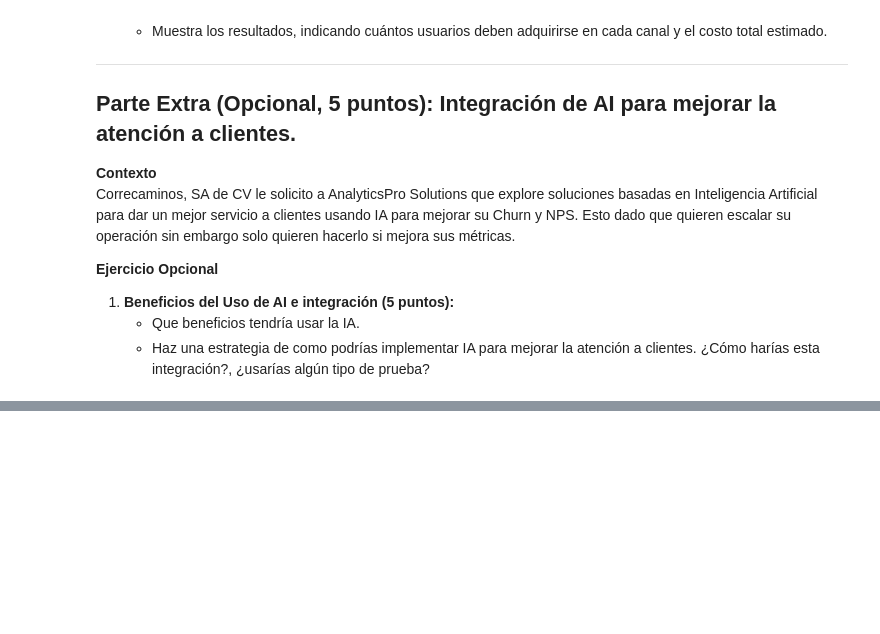
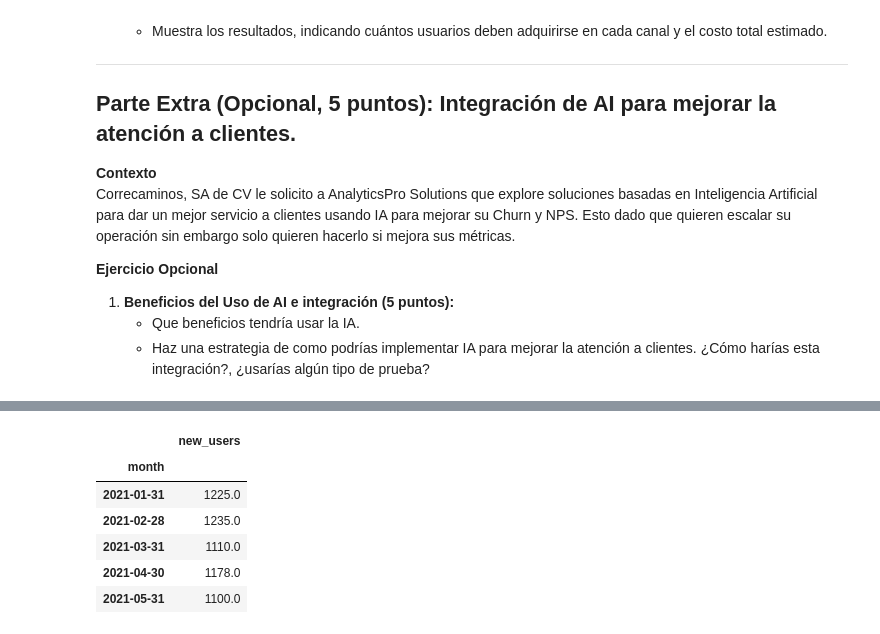
Before and after one commit to LuisMB09/lab_analisis_datos, a Jupyter notebook: examen-2do-parcial.ipynb, the cells around one changed output, grey strips where cells are left out. Cells and saved outputs as stored; diff of their text form; code cells hidden in the pictures; blank space fills up the shorter version.

```diff
--- a/examen-2do-parcial.ipynb
+++ b/examen-2do-parcial.ipynb
@@ -128,0 +172,12 @@ Correcaminos, SA de CV le solicito a AnalyticsPro Solutions que explore solucion
+# %%
+df = pd.read_csv('data/new_users_forecast.csv', parse_dates=['month'])
+df.set_index('month', inplace=True)
+df.head()
+# %% [output]
+|  | new_users |
+| month |  |
+| 2021-01-31 | 1225.0 |
+| 2021-02-28 | 1235.0 |
+| 2021-03-31 | 1110.0 |
+| 2021-04-30 | 1178.0 |
+| 2021-05-31 | 1100.0 |
```
Also changed, not shown: parts of 10 cells of this notebook, 2 other files.
